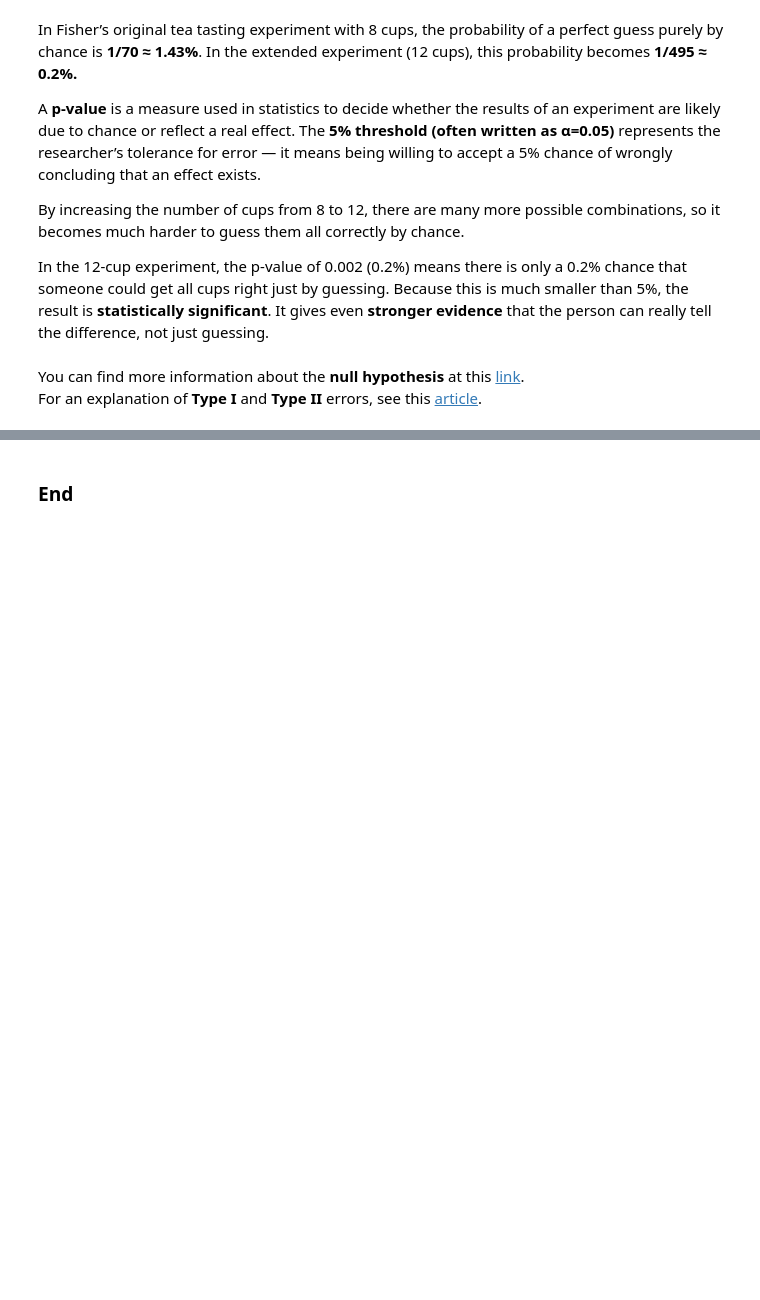
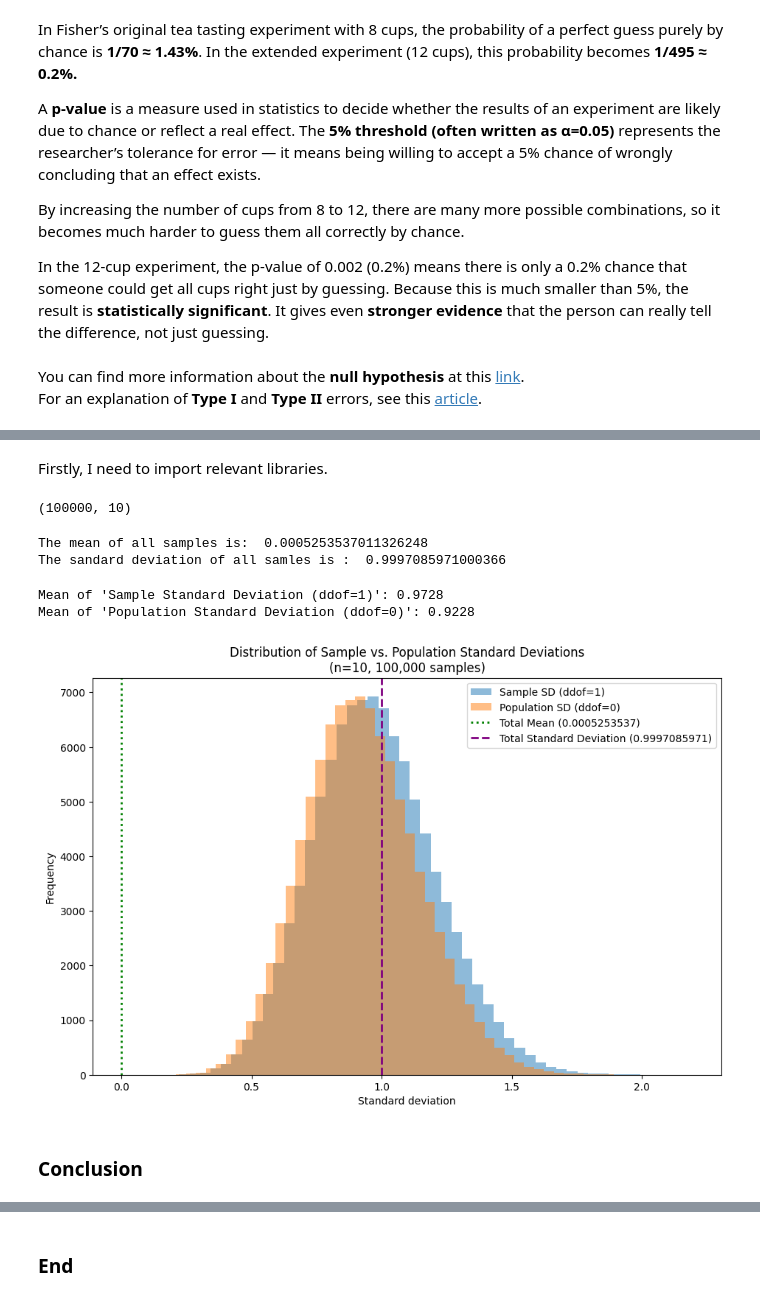
Before and after one commit to UWASIKLK/applied-statistics, a Jupyter notebook: problems.ipynb, the cells around one changed output, grey strips where cells are left out. Cells and saved outputs as stored; diff of their text form; code cells hidden in the pictures; blank space fills up the shorter version.

```diff
--- a/problems.ipynb
+++ b/problems.ipynb
@@ -301,0 +378,2 @@ For an explanation of **Type I** and **Type II** errors, see this [article](http
+# %% [markdown]
+Firstly, I need to import relevant libraries.
@@ -301,0 +386,54 @@ For an explanation of **Type I** and **Type II** errors, see this [article](http
+# %%
+# Generate 100,000 samples, each of size 10, from a standard normal distribution using "default_rng() function."
+
+rng = np.random.default_rng()
+samples = rng.standard_normal(size=(100000, 10))
+print(samples.shape)
+# %% [output]
+(100000, 10)
+# %%
+# Calculate the total mean and total standard devation of all samples.
+total_mean = np.mean(samples)
+total_sd = np.std(samples)
+
+# Printing the total mean and standard deviation.
+print("The mean of all samples is: ",total_mean)
+print("The sandard deviation of all samles is : ", total_sd)
+# %% [output]
+The mean of all samples is:  0.0005253537011326248
+The sandard deviation of all samles is :  0.9997085971000366
+# %%
+# Compute the standard deviation for each of the 100,000 samples.
+# https://numpy.org/doc/stable/reference/generated/numpy.std.html
+
+# Sample Standard Deviation (ddof=1)
+# NumPy's default for np.std() has ddof=0. We must specify ddof=1 explicitly.
+sample_sd = np.std(samples, axis=1, ddof=1)
+
+# Population Standard Deviation (ddof=0)
+# NumPy's default for np.std() is ddof=0, so we can omit the parameter or set it explicitly.
+population_sd = np.std(samples, axis=1, ddof=0)
+
+print(f"Mean of 'Sample Standard Deviation (ddof=1)': {np.mean(sample_sd):.4f}")
+print(f"Mean of 'Population Standard Deviation (ddof=0)': {np.mean(population_sd):.4f}")
+# %% [output]
+Mean of 'Sample Standard Deviation (ddof=1)': 0.9728
+Mean of 'Population Standard Deviation (ddof=0)': 0.9228
+# %%
+# Plot histograms
+plt.figure(figsize=(11,7))
+plt.hist(sample_sd, bins=50, alpha=0.5, label='Sample SD (ddof=1)')
+plt.hist(population_sd, bins=50, alpha=0.5, label='Population SD (ddof=0)')
+
+# Add vertical lines for total mean and total standard deviation
+plt.axvline(total_mean, color="green", linestyle = ":", linewidth = 2, label = f"Total Mean ({total_mean:.10f})")
+plt.axvline(total_sd, color="purple", linestyle = "--", linewidth = 2, label = f"Total Standard Deviation ({total_sd:.10f})" )
+plt.xlabel('Standard deviation')
+plt.ylabel('Frequency')
+plt.title('Distribution of Sample vs. Population Standard Deviations\n(n=10, 100,000 samples)')
+plt.legend()
+plt.show()
+# %% [output]
+[figure, added]
+# %% [markdown]
+### Conclusion
```
Also changed, not shown: parts of 25 cells of this notebook, 1 other file.
